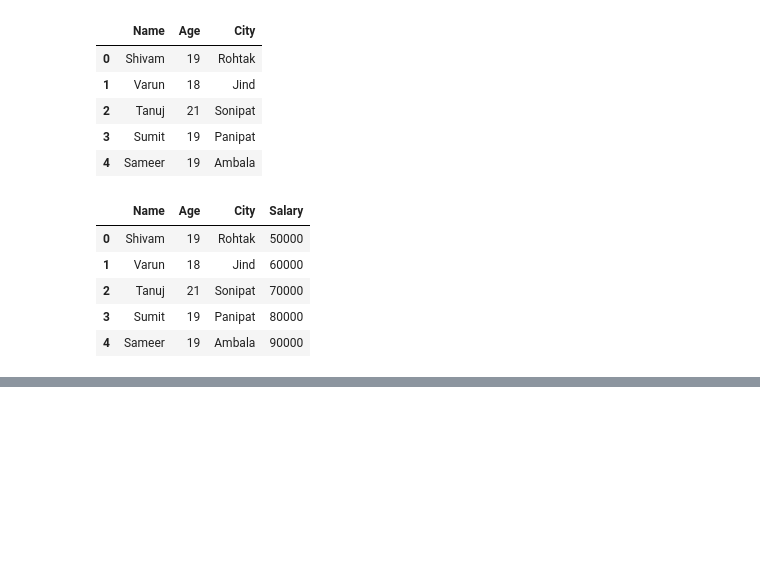
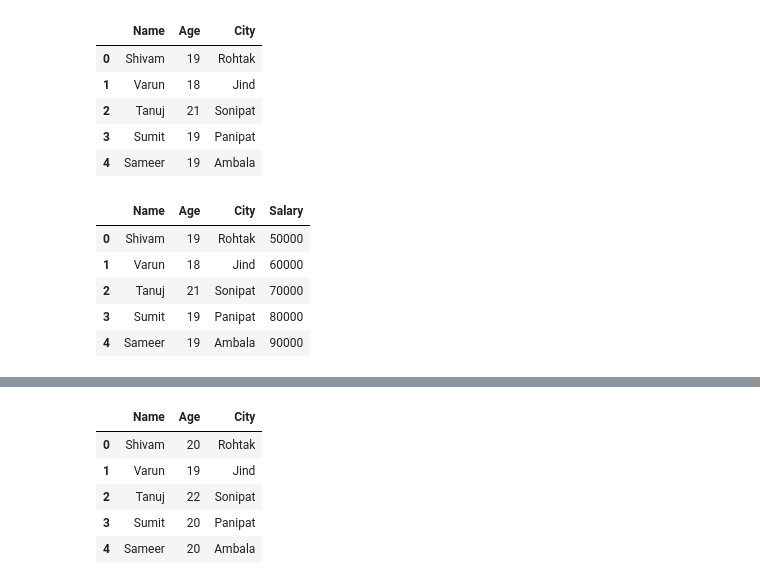
Before and after one commit to ShivamAttri05/Data_Science_Progress, a Jupyter notebook: Python/Chapter-10/10.2-Pandas.ipynb, the cells around one changed output, grey strips where cells are left out. Saved outputs shown, nothing was run; the diff lists cells and outputs as text; code cells hidden in the pictures; blank space fills up the shorter version.

```diff
--- a/Python/Chapter-10/10.2-Pandas.ipynb
+++ b/Python/Chapter-10/10.2-Pandas.ipynb
@@ -182,0 +203,3 @@ df
+# %%
+# Remove a Column - It is a Permanent Operation
+df.drop('Salary', axis = 1, inplace=True)
@@ -182,0 +215,12 @@ df
+# %%
+# Add age to the Column
+df["Age"] = df["Age"]+1
+# %%
+df
+# %% [output]
+|  | Name | Age | City |
+| 0 | Shivam | 20 | Rohtak |
+| 1 | Varun | 19 | Jind |
+| 2 | Tanuj | 22 | Sonipat |
+| 3 | Sumit | 20 | Panipat |
+| 4 | Sameer | 20 | Ambala |
```
Also changed, not shown: parts of 9 cells of this notebook, 2 other files.
